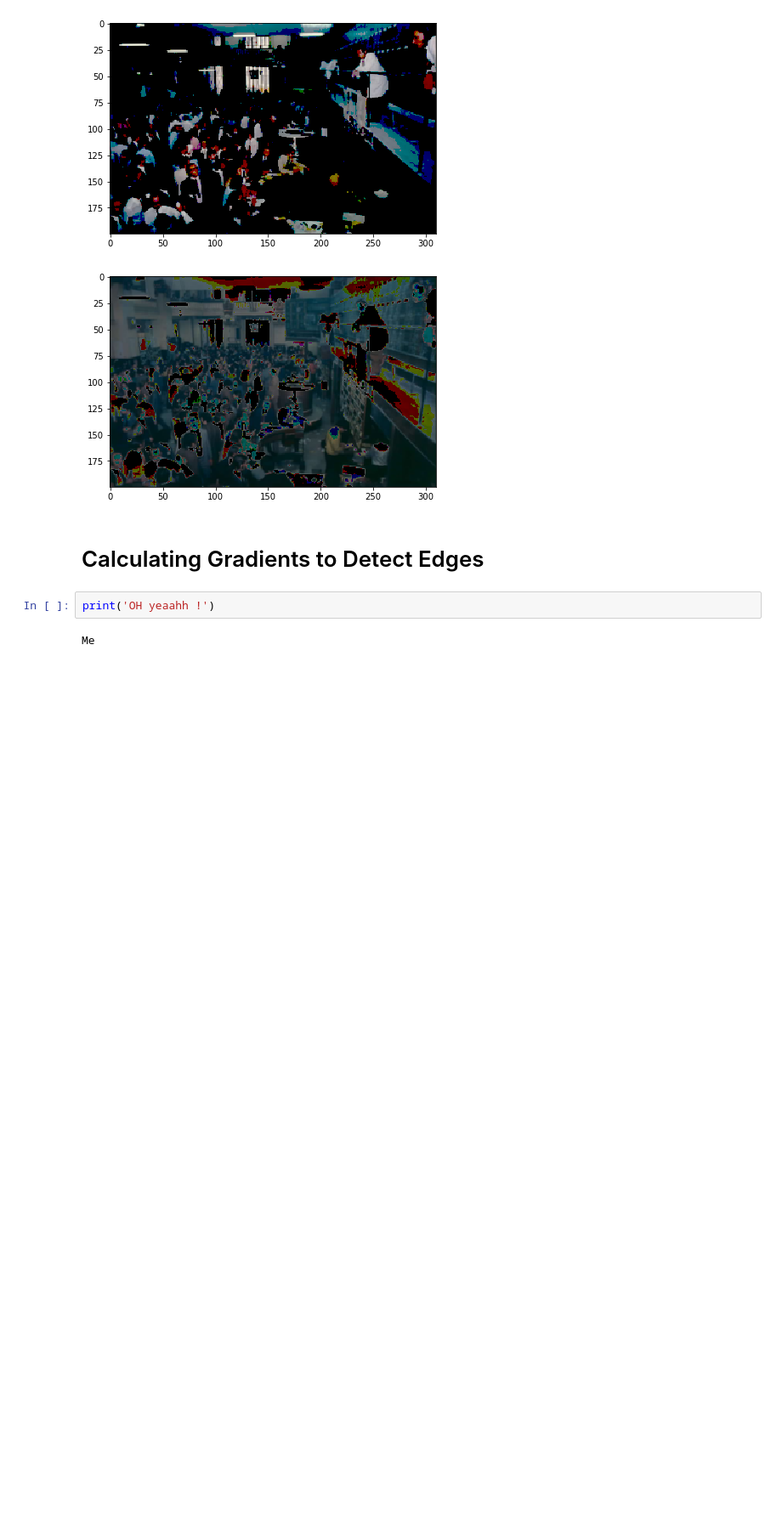
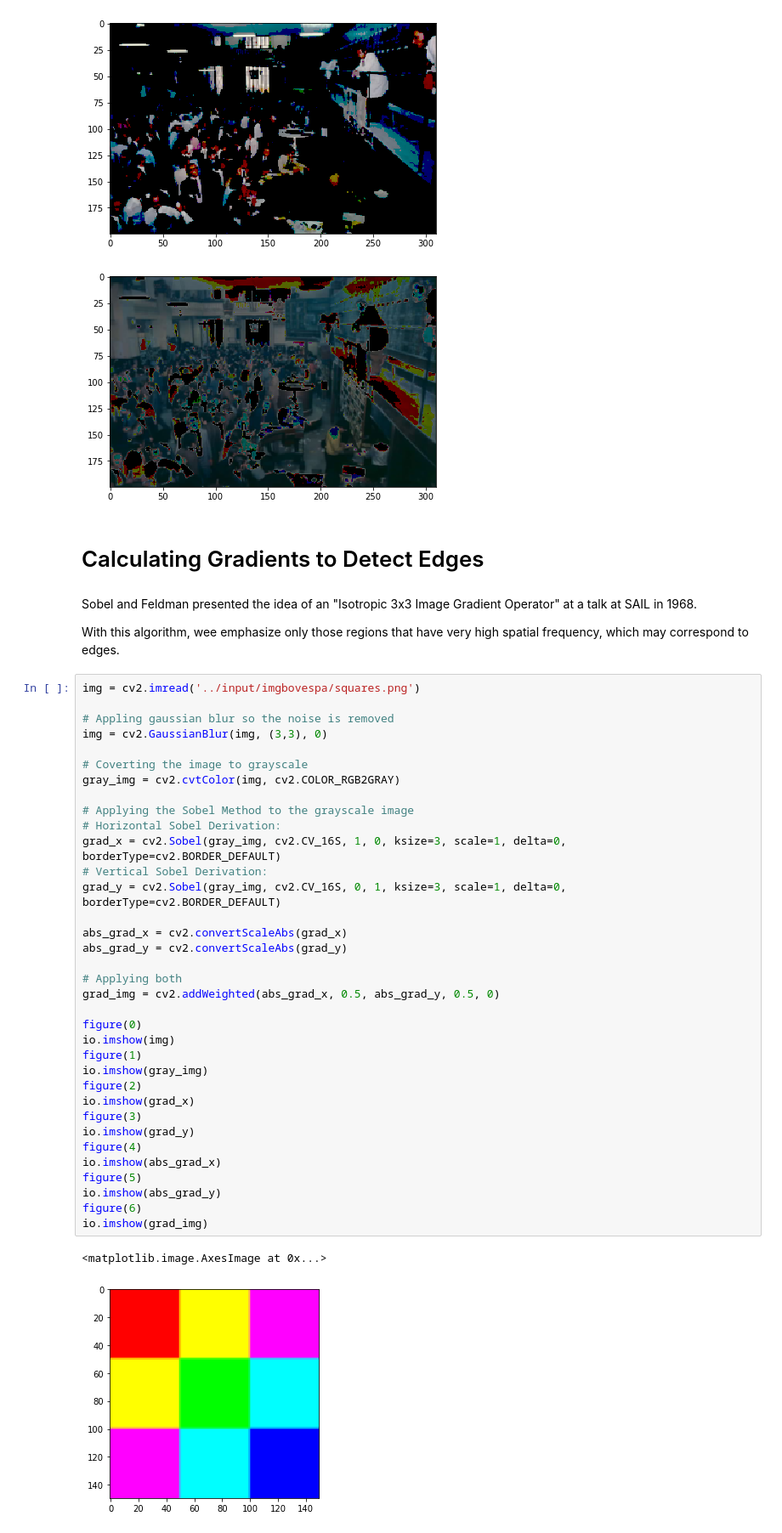
Before and after one commit to victorvianaom/My-Kaggle-Notebooks, a Jupyter notebook: Advanced Image Processing Using OpenCV.ipynb, the cells around one changed output. Shown at 85% size. Drawn from its saved outputs; the diff is of its cells as text; blank space fills up the shorter version.

Commit message:
gradient with Sobel Derivatives

```diff
--- a/Advanced Image Processing Using OpenCV.ipynb
+++ b/Advanced Image Processing Using OpenCV.ipynb
@@ -320,7 +320,45 @@ io.imshow(img_threshold5)
 [figure]
 # %% [markdown]
 # Calculating Gradients to Detect Edges
-# %%
-print('OH yeaahh !')
-# %% [output]
-Me
+# %% [markdown]
+Sobel and Feldman presented the idea of an "Isotropic 3x3 Image Gradient Operator" at a talk at SAIL in 1968.
+
+With this algorithm, wee emphasize only those regions that have very high spatial frequency, which may correspond to edges.
+# %%
+img = cv2.imread('../input/imgbovespa/squares.png')
+
+# Appling gaussian blur so the noise is removed
+img = cv2.GaussianBlur(img, (3,3), 0)
+
+# Coverting the image to grayscale
+gray_img = cv2.cvtColor(img, cv2.COLOR_RGB2GRAY)
+
+# Applying the Sobel Method to the grayscale image
+# Horizontal Sobel Derivation:
+grad_x = cv2.Sobel(gray_img, cv2.CV_16S, 1, 0, ksize=3, scale=1, delta=0, borderType=cv2.BORDER_DEFAULT)
+# Vertical Sobel Derivation:
+grad_y = cv2.Sobel(gray_img, cv2.CV_16S, 0, 1, ksize=3, scale=1, delta=0, borderType=cv2.BORDER_DEFAULT)
+
+abs_grad_x = cv2.convertScaleAbs(grad_x)
+abs_grad_y = cv2.convertScaleAbs(grad_y)
+
+# Applying both
+grad_img = cv2.addWeighted(abs_grad_x, 0.5, abs_grad_y, 0.5, 0)
+
+figure(0)
+io.imshow(img)
+figure(1)
+io.imshow(gray_img)
+figure(2)
+io.imshow(grad_x)
+figure(3)
+io.imshow(grad_y)
+figure(4)
+io.imshow(abs_grad_x)
+figure(5)
+io.imshow(abs_grad_y)
+figure(6)
+io.imshow(grad_img)
+# %% [output]
+<matplotlib.image.AxesImage at 0x...>
+[figure, added]
```
Also changed, not shown: parts of 2 cells of this notebook.
